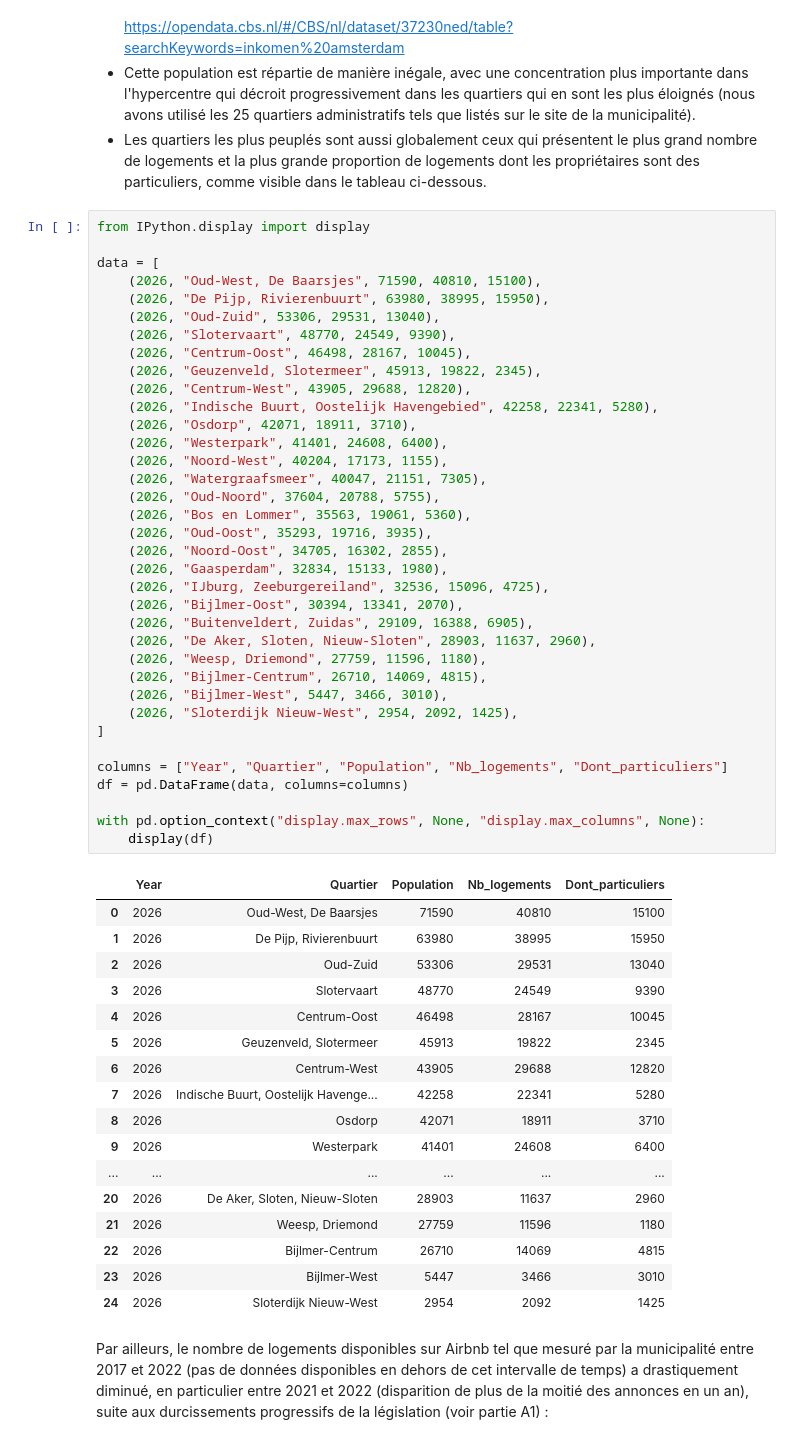
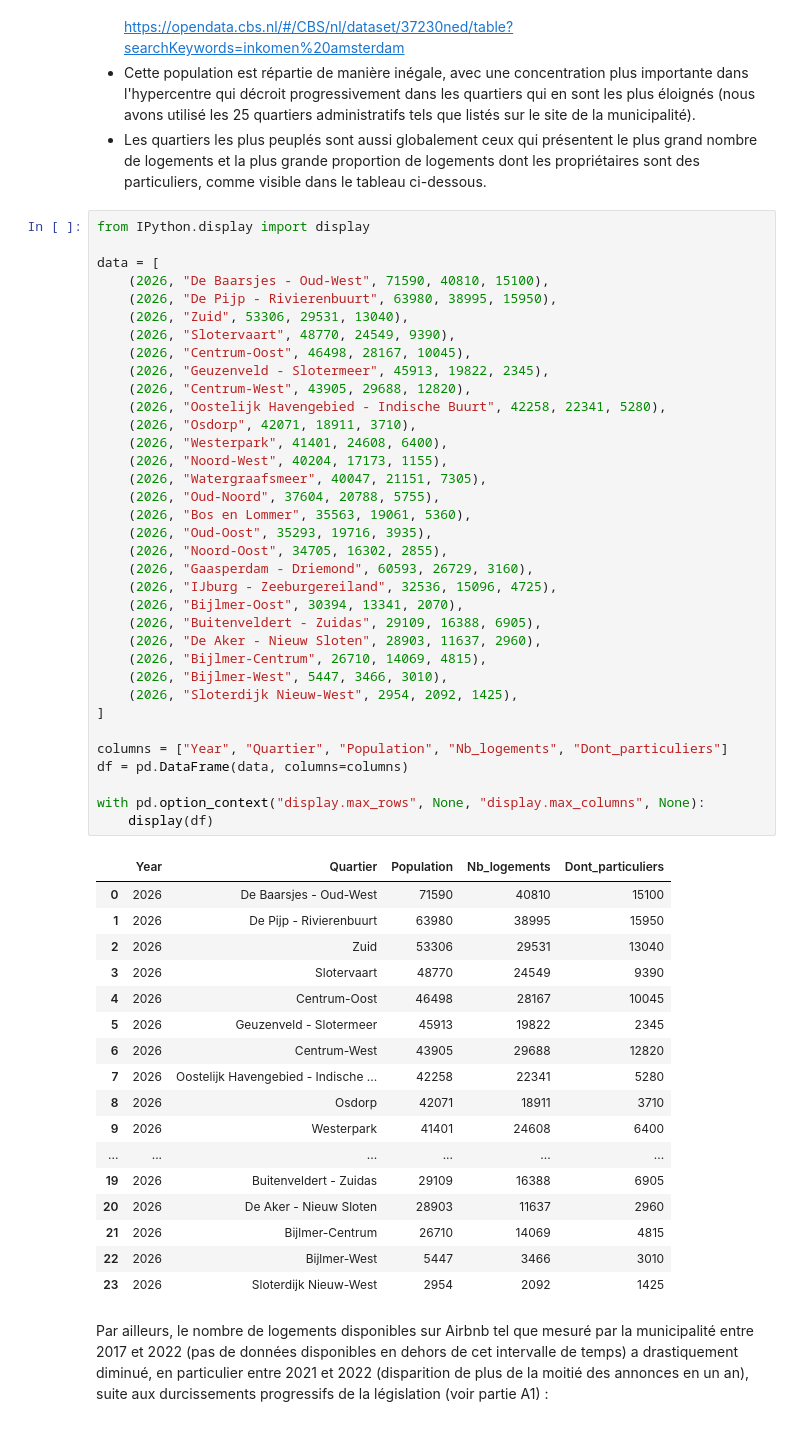
Before and after one commit to LucasLegendre/Projet-airbnb-amsterdam, a Jupyter notebook: Notebook_B-marche_2411.ipynb, the cells around one changed output. Cells and saved outputs as stored; diff of their text form.

```diff
--- a/Notebook_B-marche_2411.ipynb
+++ b/Notebook_B-marche_2411.ipynb
@@ -157,57 +157,56 @@ https://opendata.cbs.nl/#/CBS/nl/dataset/37230ned/table?searchKeywords=inkomen%2
 # %%
 from IPython.display import display
 
 data = [
-    (2026, "Oud-West, De Baarsjes", 71590, 40810, 15100),
-    (2026, "De Pijp, Rivierenbuurt", 63980, 38995, 15950),
-    (2026, "Oud-Zuid", 53306, 29531, 13040),
+    (2026, "De Baarsjes - Oud-West", 71590, 40810, 15100),
+    (2026, "De Pijp - Rivierenbuurt", 63980, 38995, 15950),
+    (2026, "Zuid", 53306, 29531, 13040),
     (2026, "Slotervaart", 48770, 24549, 9390),
     (2026, "Centrum-Oost", 46498, 28167, 10045),
-    (2026, "Geuzenveld, Slotermeer", 45913, 19822, 2345),
+    (2026, "Geuzenveld - Slotermeer", 45913, 19822, 2345),
     (2026, "Centrum-West", 43905, 29688, 12820),
-    (2026, "Indische Buurt, Oostelijk Havengebied", 42258, 22341, 5280),
+    (2026, "Oostelijk Havengebied - Indische Buurt", 42258, 22341, 5280),
     (2026, "Osdorp", 42071, 18911, 3710),
     (2026, "Westerpark", 41401, 24608, 6400),
     (2026, "Noord-West", 40204, 17173, 1155),
     (2026, "Watergraafsmeer", 40047, 21151, 7305),
     (2026, "Oud-Noord", 37604, 20788, 5755),
     (2026, "Bos en Lommer", 35563, 19061, 5360),
     (2026, "Oud-Oost", 35293, 19716, 3935),
     (2026, "Noord-Oost", 34705, 16302, 2855),
-    (2026, "Gaasperdam", 32834, 15133, 1980),
-    (2026, "IJburg, Zeeburgereiland", 32536, 15096, 4725),
+    (2026, "Gaasperdam - Driemond", 60593, 26729, 3160),
+    (2026, "IJburg - Zeeburgereiland", 32536, 15096, 4725),
     (2026, "Bijlmer-Oost", 30394, 13341, 2070),
-    (2026, "Buitenveldert, Zuidas", 29109, 16388, 6905),
-    (2026, "De Aker, Sloten, Nieuw-Sloten", 28903, 11637, 2960),
-    (2026, "Weesp, Driemond", 27759, 11596, 1180),
+    (2026, "Buitenveldert - Zuidas", 29109, 16388, 6905),
+    (2026, "De Aker - Nieuw Sloten", 28903, 11637, 2960),
     (2026, "Bijlmer-Centrum", 26710, 14069, 4815),
     (2026, "Bijlmer-West", 5447, 3466, 3010),
     (2026, "Sloterdijk Nieuw-West", 2954, 2092, 1425),
 ]
 
 columns = ["Year", "Quartier", "Population", "Nb_logements", "Dont_particuliers"]
 df = pd.DataFrame(data, columns=columns)
 
 with pd.option_context("display.max_rows", None, "display.max_columns", None):
     display(df)
 # %% [output]
 |  | Year | Quartier | Population | Nb_logements | Dont_particuliers |
-| 0 | 2026 | Oud-West, De Baarsjes | 71590 | 40810 | 15100 |
-| 1 | 2026 | De Pijp, Rivierenbuurt | 63980 | 38995 | 15950 |
-| 2 | 2026 | Oud-Zuid | 53306 | 29531 | 13040 |
+| 0 | 2026 | De Baarsjes - Oud-West | 71590 | 40810 | 15100 |
+| 1 | 2026 | De Pijp - Rivierenbuurt | 63980 | 38995 | 15950 |
+| 2 | 2026 | Zuid | 53306 | 29531 | 13040 |
 | 3 | 2026 | Slotervaart | 48770 | 24549 | 9390 |
 | 4 | 2026 | Centrum-Oost | 46498 | 28167 | 10045 |
-| 5 | 2026 | Geuzenveld, Slotermeer | 45913 | 19822 | 2345 |
+| 5 | 2026 | Geuzenveld - Slotermeer | 45913 | 19822 | 2345 |
 | 6 | 2026 | Centrum-West | 43905 | 29688 | 12820 |
-| 7 | 2026 | Indische Buurt, Oostelijk Havenge... | 42258 | 22341 | 5280 |
+| 7 | 2026 | Oostelijk Havengebied - Indische ... | 42258 | 22341 | 5280 |
 | 8 | 2026 | Osdorp | 42071 | 18911 | 3710 |
 | 9 | 2026 | Westerpark | 41401 | 24608 | 6400 |
 | ... | ... | ... | ... | ... | ... |
-| 20 | 2026 | De Aker, Sloten, Nieuw-Sloten | 28903 | 11637 | 2960 |
-| 21 | 2026 | Weesp, Driemond | 27759 | 11596 | 1180 |
-| 22 | 2026 | Bijlmer-Centrum | 26710 | 14069 | 4815 |
-| 23 | 2026 | Bijlmer-West | 5447 | 3466 | 3010 |
-| 24 | 2026 | Sloterdijk Nieuw-West | 2954 | 2092 | 1425 |
+| 19 | 2026 | Buitenveldert - Zuidas | 29109 | 16388 | 6905 |
+| 20 | 2026 | De Aker - Nieuw Sloten | 28903 | 11637 | 2960 |
+| 21 | 2026 | Bijlmer-Centrum | 26710 | 14069 | 4815 |
+| 22 | 2026 | Bijlmer-West | 5447 | 3466 | 3010 |
+| 23 | 2026 | Sloterdijk Nieuw-West | 2954 | 2092 | 1425 |
 # %% [markdown]
 Par ailleurs, le nombre de logements disponibles sur Airbnb tel que mesuré par la municipalité entre 2017 et 2022 (pas de données disponibles en dehors de cet intervalle de temps) a drastiquement diminué, en particulier entre 2021 et 2022 (disparition de plus de la moitié des annonces en un an), suite aux durcissements progressifs de la législation (voir partie A1) :
 # %%
```
Also changed, not shown: parts of 17 cells of this notebook.
